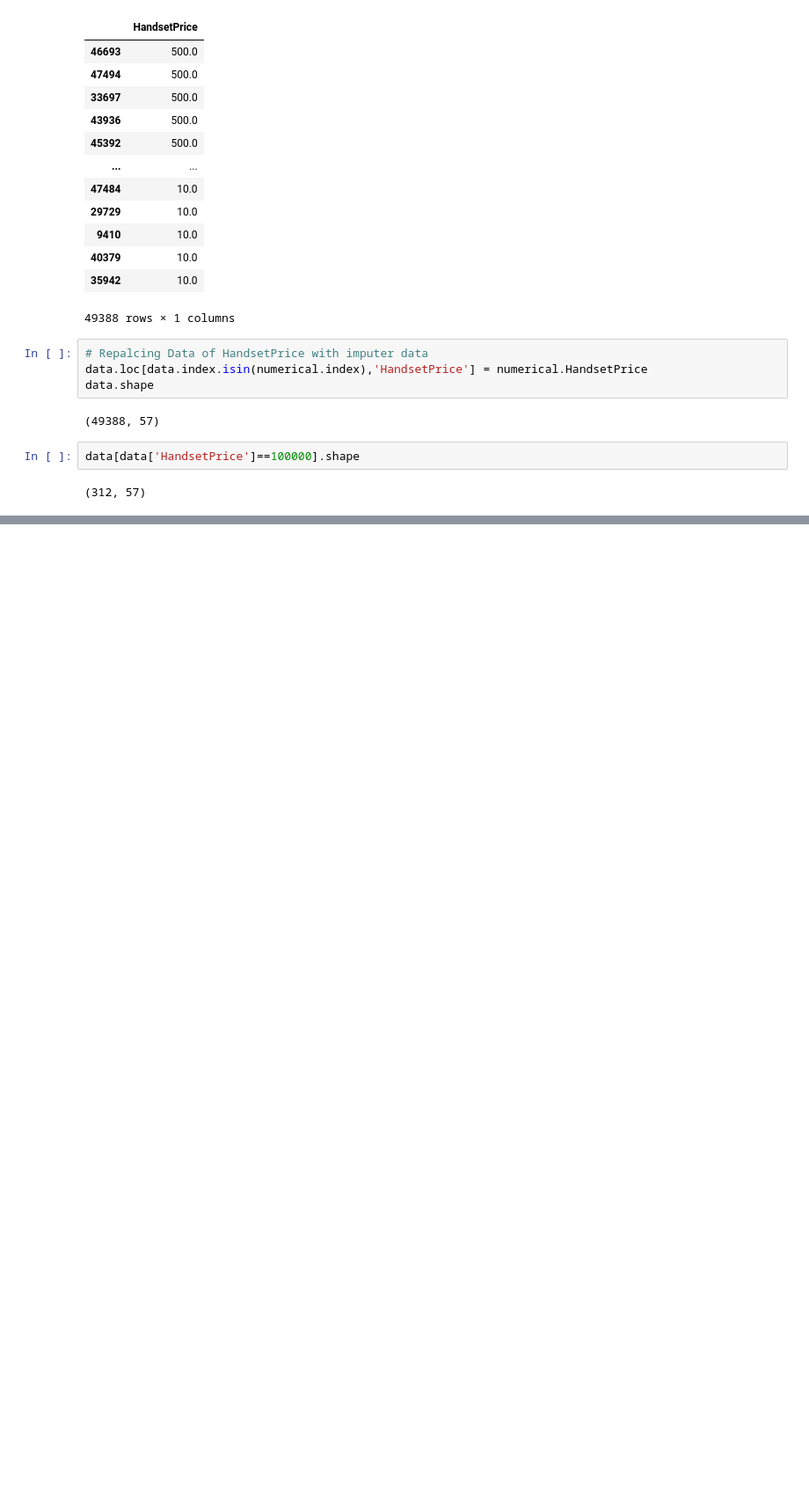
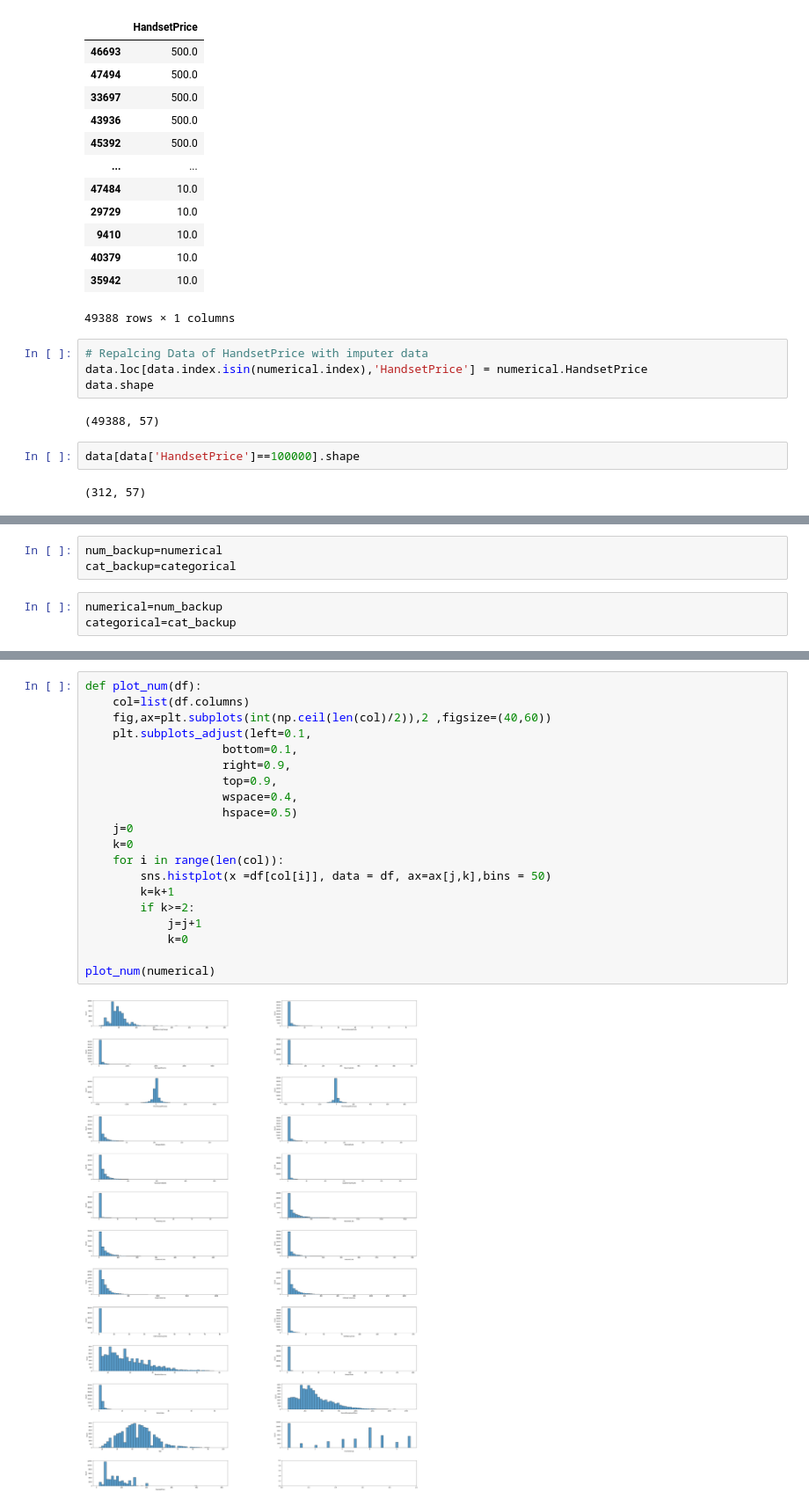
Before and after one commit to Mojgunsh/Mid-Bootcamp-Project, a Jupyter notebook: your-Code/Untitled.ipynb, the cells around one changed output, grey strips where cells are left out. Shown at 88% size. Saved outputs shown, nothing was run; the diff lists cells and outputs as text; blank space fills up the shorter version.

```diff
--- a/your-Code/Untitled.ipynb
+++ b/your-Code/Untitled.ipynb
@@ -266,0 +325,6 @@ numerical.describe().T
+# %%
+num_backup=numerical
+cat_backup=categorical
+# %%
+numerical=num_backup
+categorical=cat_backup
@@ -266,0 +452,22 @@ numerical.describe().T
+# %%
+def plot_num(df):
+    col=list(df.columns)
+    fig,ax=plt.subplots(int(np.ceil(len(col)/2)),2 ,figsize=(40,60))
+    plt.subplots_adjust(left=0.1,
+                    bottom=0.1,
+                    right=0.9,
+                    top=0.9,
+                    wspace=0.4,
+                    hspace=0.5)
+    j=0
+    k=0
+    for i in range(len(col)):
+        sns.histplot(x =df[col[i]], data = df, ax=ax[j,k],bins = 50)
+        k=k+1
+        if k>=2:
+            j=j+1
+            k=0
+
+plot_num(numerical)
+# %% [output]
+[figure, added]
```
Also changed, not shown: parts of 49 cells of this notebook.
